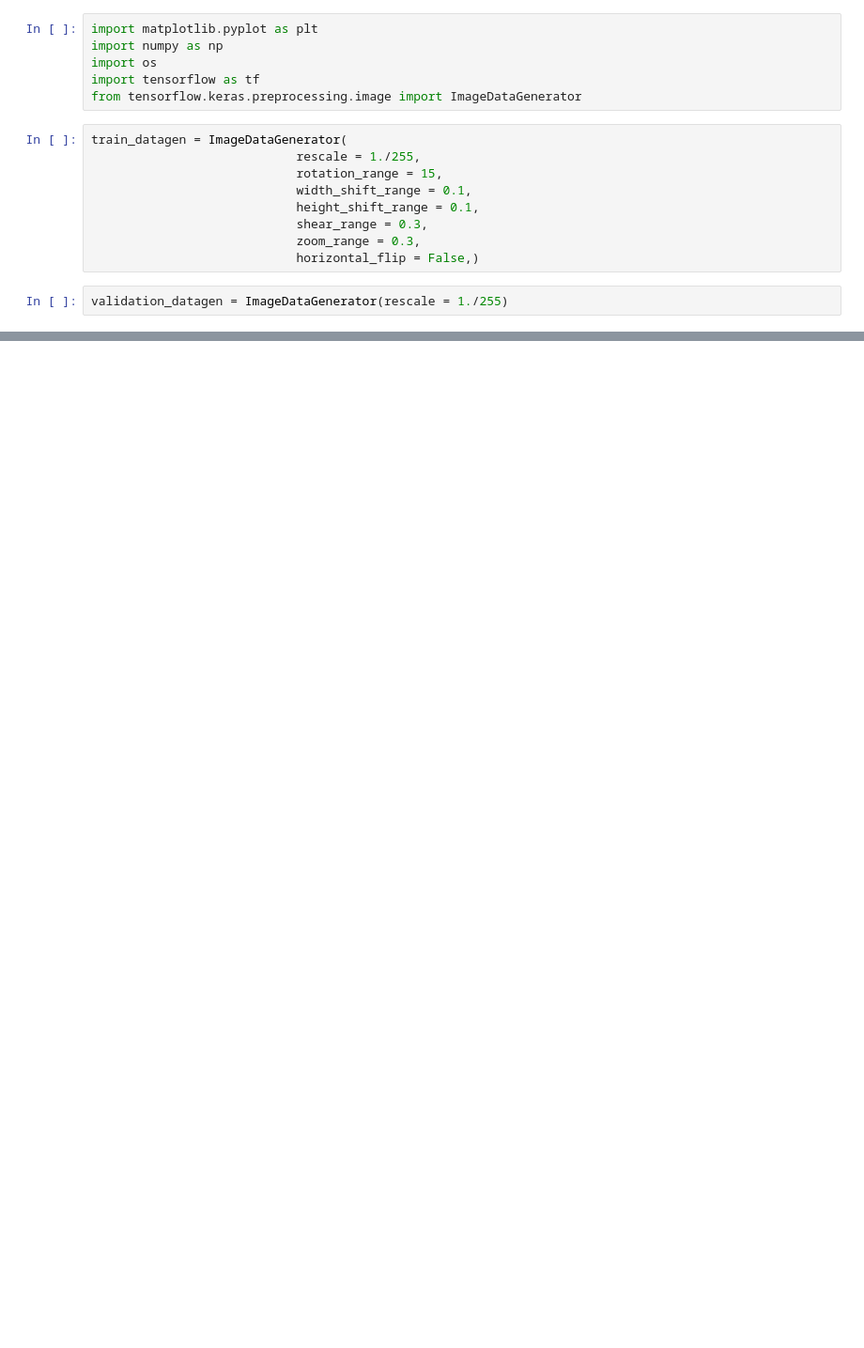
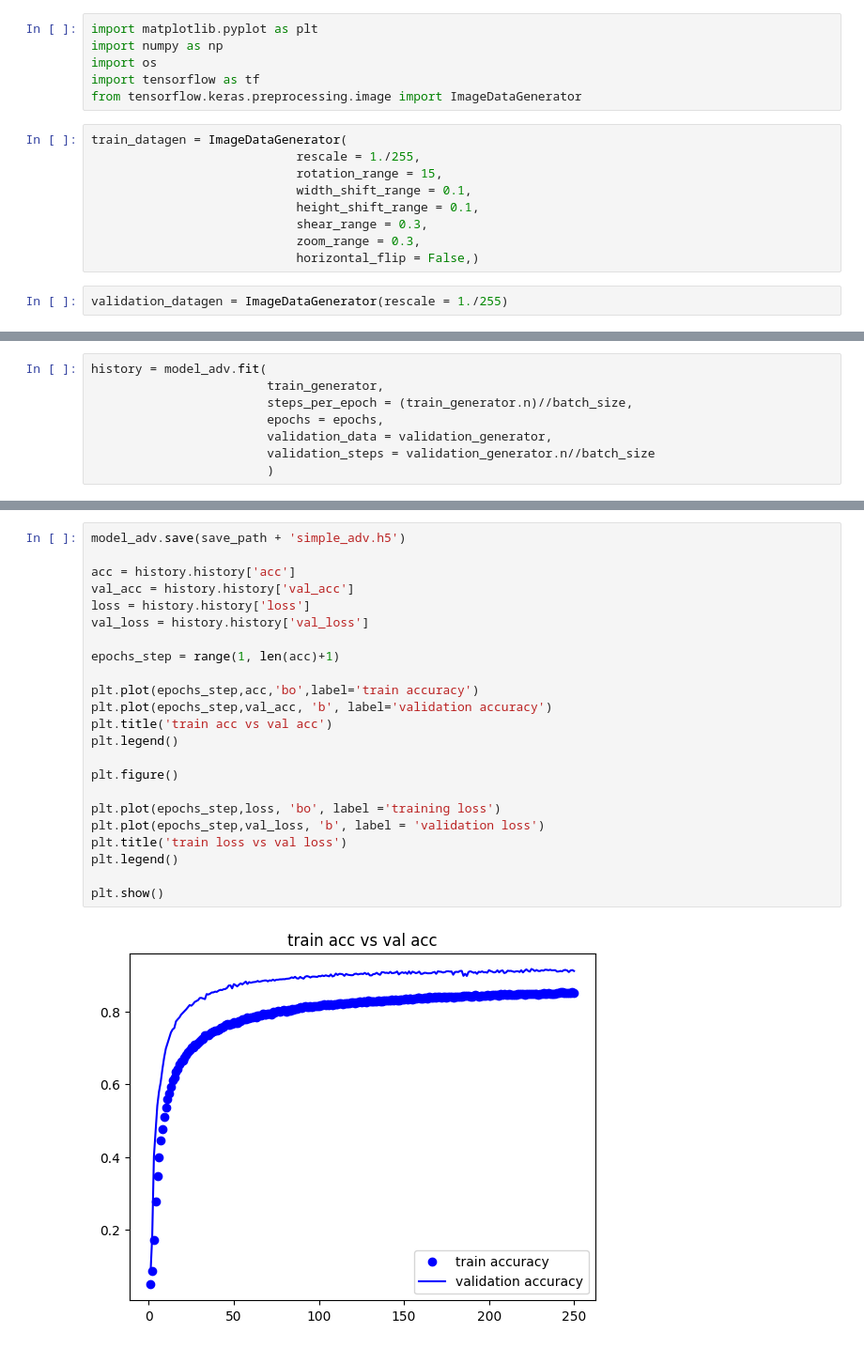
Before and after one commit to A01706648/tc3002b_ml, a Jupyter notebook: handwrite.ipynb, the cells around one changed output, grey strips where cells are left out. Shown at 94% size. Saved outputs shown, nothing was run; the diff lists cells and outputs as text; blank space fills up the shorter version.

```diff
--- a/handwrite.ipynb
+++ b/handwrite.ipynb
@@ -211,0 +280,8 @@ plt.show()
+# %%
+history = model_adv.fit(
+						train_generator,
+                        steps_per_epoch = (train_generator.n)//batch_size,
+						epochs = epochs,
+                        validation_data = validation_generator,
+                        validation_steps = validation_generator.n//batch_size
+                        )
@@ -211,0 +311,25 @@ plt.show()
+# %%
+model_adv.save(save_path + 'simple_adv.h5')
+
+acc = history.history['acc']
+val_acc = history.history['val_acc']
+loss = history.history['loss']
+val_loss = history.history['val_loss']
+
+epochs_step = range(1, len(acc)+1)
+
+plt.plot(epochs_step,acc,'bo',label='train accuracy')
+plt.plot(epochs_step,val_acc, 'b', label='validation accuracy')
+plt.title('train acc vs val acc')
+plt.legend()
+
+plt.figure()
+
+plt.plot(epochs_step,loss, 'bo', label ='training loss')
+plt.plot(epochs_step,val_loss, 'b', label = 'validation loss')
+plt.title('train loss vs val loss')
+plt.legend()
+
+plt.show()
+# %% [output]
+[figure, added]
```
Also changed, not shown: parts of 28 cells of this notebook.
